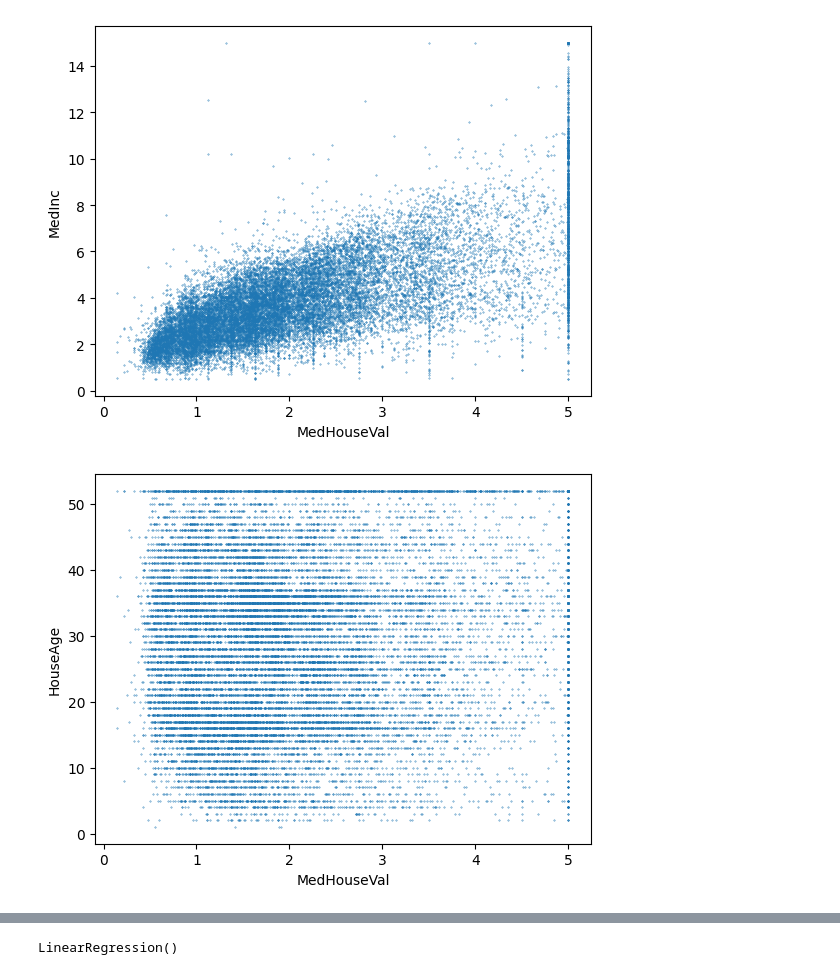
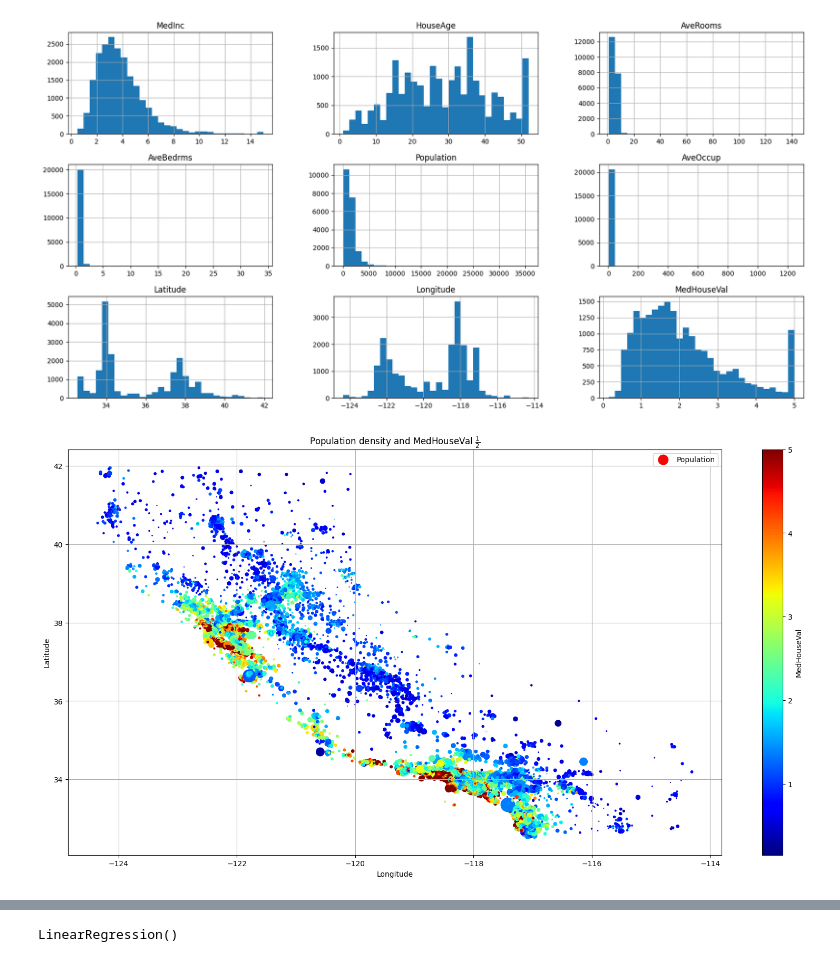
Before and after one commit to NajeebFarhan/machine-learning-practice-repo, a Jupyter notebook: california_housing_price.ipynb, the cells around one changed output, grey strips where cells are left out. Cells and saved outputs as stored; diff of their text form; code cells hidden in the pictures.

```diff
--- a/california_housing_price.ipynb
+++ b/california_housing_price.ipynb
@@ -12,9 +21,11 @@ y = df["MedHouseVal"]
+# %%
+df.hist(bins=30, figsize=(20, 10))
+plt.show()
+# %% [output]
+[figure, added]
 # %%
-for col in X.columns:
-    plt.scatter(y, X[col], 0.1)
-    plt.xlabel("MedHouseVal")
-    plt.ylabel(col)
-    plt.show()
+df.plot(kind="scatter", x="Longitude", y="Latitude", c="MedHouseVal", s=df["Population"]/100, cmap="jet", label="Population", legend=True, grid=True, figsize=(20,10))
+plt.title("Population density and MedHouseVal")
+plt.show()
 # %% [output]
-[figure, old version]
+[figure, new version]
-[figure, removed]
```
Also changed, not shown: parts of 3 cells of this notebook, 2 other files.
